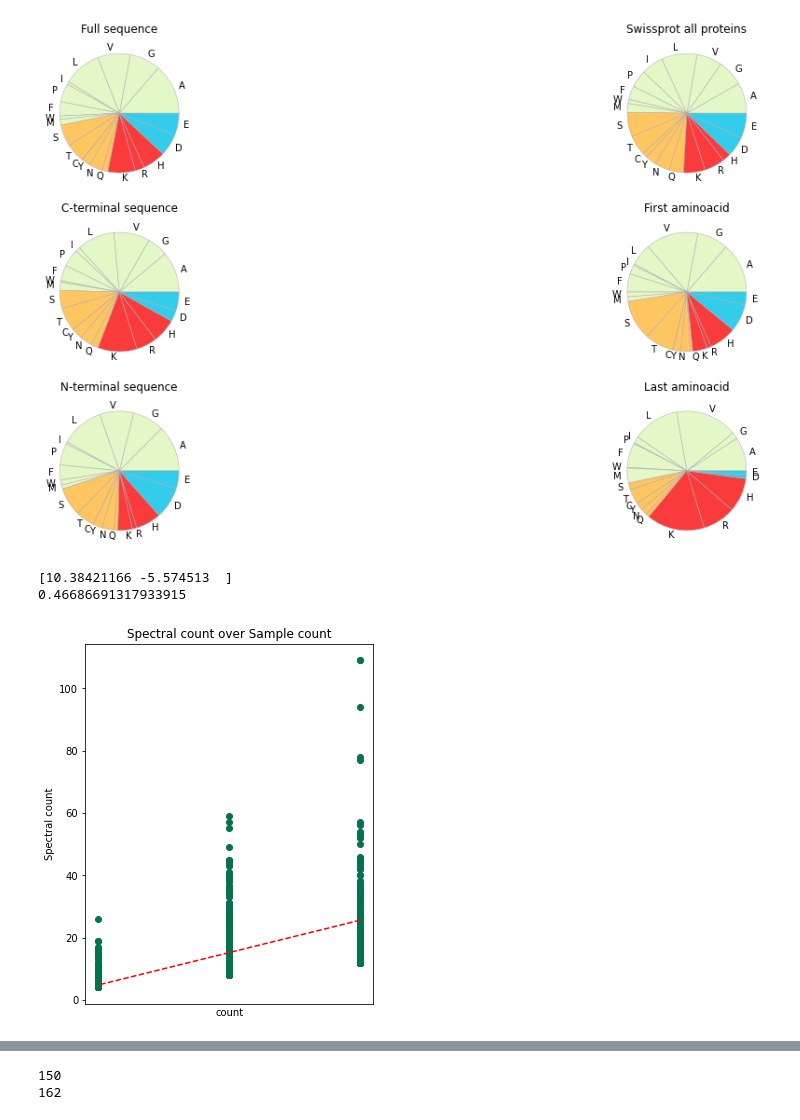
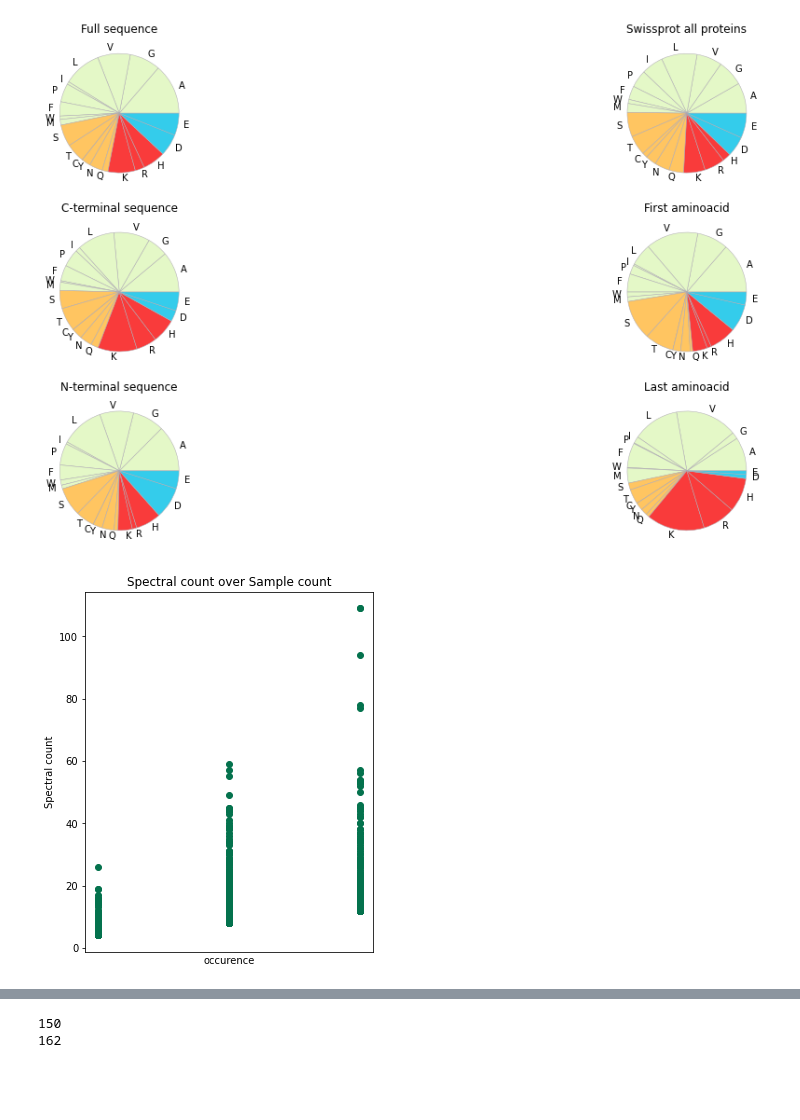
Before and after one commit to ErikHartman/peptidomic_py, a Jupyter notebook: in_group_analysis_erik.ipynb, the cells around one changed output, grey strips where cells are left out. Drawn from its saved outputs; the diff is of its cells as text; code cells hidden in the pictures; blank space fills up the shorter version.

```diff
--- a/in_group_analysis_erik.ipynb
+++ b/in_group_analysis_erik.ipynb
@@ -633,30 +624,19 @@ print(aminoacids)
 # %%
 fig=plt.figure(figsize=(4,5))
 ax=fig.add_axes([0,0,1,1])
 ax.scatter(df['count'], df['Spectral count'], color='#04724d')
-z = np.polyfit(df['count'], df['Spectral count'], 1)
-p = np.poly1d(z)
-plt.plot(df['count'],p(df['count']),"r--")
-ax.set_xlabel('count')
+
+ax.set_xlabel('occurence')
 ax.set_ylabel('Spectral count')
 ax.set_title('Spectral count over Sample count')
-#fig.savefig('SPC_INF.svg',transparent=True)
 
 ax.tick_params(
     axis='x',
     which='both',
     bottom=False,
     top=False,
     labelbottom=False)
-plt.savefig('SPC_INF.svg',bbox_inches='tight', transparent=True)
-
-correlation_matrix = np.corrcoef(df['count'], df['Spectral count'])
-correlation_xy = correlation_matrix[0,1]
-r_squared = correlation_xy**2
-print(z)
-print(r_squared)
+#plt.savefig('SPC_INF.svg',bbox_inches='tight', transparent=True)
 # %% [output]
-[10.38421166 -5.574513  ]
-0.46686691317933915
-[figure, old version]
+[figure, new version]
 # %%
```
Also changed, not shown: parts of 4 cells of this notebook, 27 other files.
